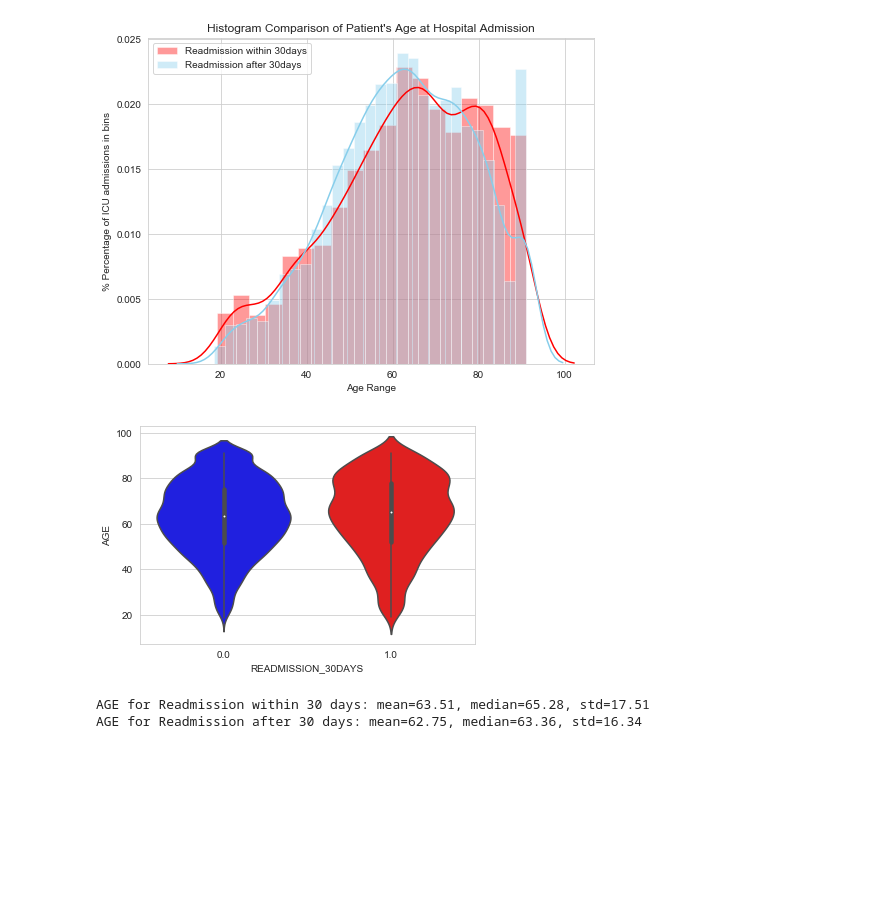
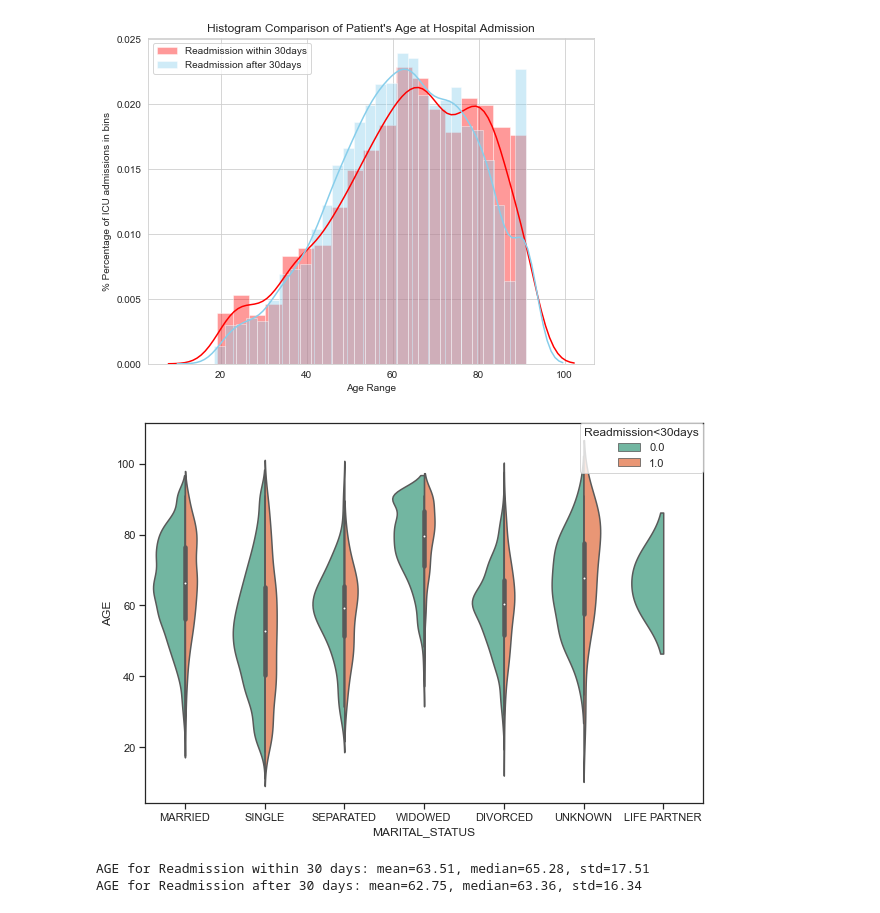
Before and after one commit to salina-ds/Capstone1_Readmission_Rate_Predictor, a Jupyter notebook: notebooks/2_Story Telling.ipynb, the cells around one changed output. Saved outputs shown, nothing was run; the diff lists cells and outputs as text; code cells hidden in the pictures; blank space fills up the shorter version.

```diff
--- a/notebooks/2_Story Telling.ipynb
+++ b/notebooks/2_Story Telling.ipynb
@@ -22,5 +22,6 @@ pd.options.display.max_columns = None
 sns.set_style("whitegrid")
 # %%
 # read in master table generated in Data Wrangling step
-master = pd.read_csv('../Capstone 1/master.csv')
+master = pd.read_csv('../data/master.csv')
 master.drop('Unnamed: 0',axis=1,inplace=True)
+master.columns
@@ -45,12 +58,14 @@ def plot_hist(dataset, column, target_var, pop1_color, pop2_color, title, xlabel
 
     plt.legend()
     plt.show()
-# %%
-# function that make a violin plot
-def plot_violin(dataset, column, target_var):
-    # make a vector of color: red for the interesting group, blue for others:
-    my_pal = {target_var: "r" if target_var == 1 else "b" for target_var in dataset[target_var].unique()}
-    sns.violinplot( x=dataset[target_var], y=dataset[column], palette=my_pal)
+# %%
+# function that make a violin plot
+def plot_violin(dataset, yvar, xvar, target, color):
+    fig = plt.gcf()
+    fig.set_size_inches(10, 7)
+    ax = sns.violinplot(x=xvar, y=yvar, hue=target, data=dataset,
+                        palette=color, split=True, scale='count', showmedian=True)
+    l = ax.legend(loc=0, title='Readmission<30days', borderaxespad=0.)
 # %%
 # function that prints mean, median and std
 def print_stats(dataset, column, target_var, pop1label, pop2label):
@@ -101,10 +116,10 @@ plot_hist(dataset=master,
 # %% [output]
 [figure]
 # %%
-# plot Age violinplot
-sns.plot_violin(dataset=master, column='AGE', target_var='READMISSION_30DAYS')
+# plot Age vs. other feature colored by target var in a violinplot
+plot_violin(dataset=master,xvar='MARITAL_STATUS',yvar='AGE',target='READMISSION_30DAYS',color='Set2')
 # %% [output]
-[figure, old version]
+[figure, new version]
 # %%
 print_stats(dataset=master,
             column='AGE',
```
Also changed, not shown: parts of 8 cells of this notebook, 7 other files.
